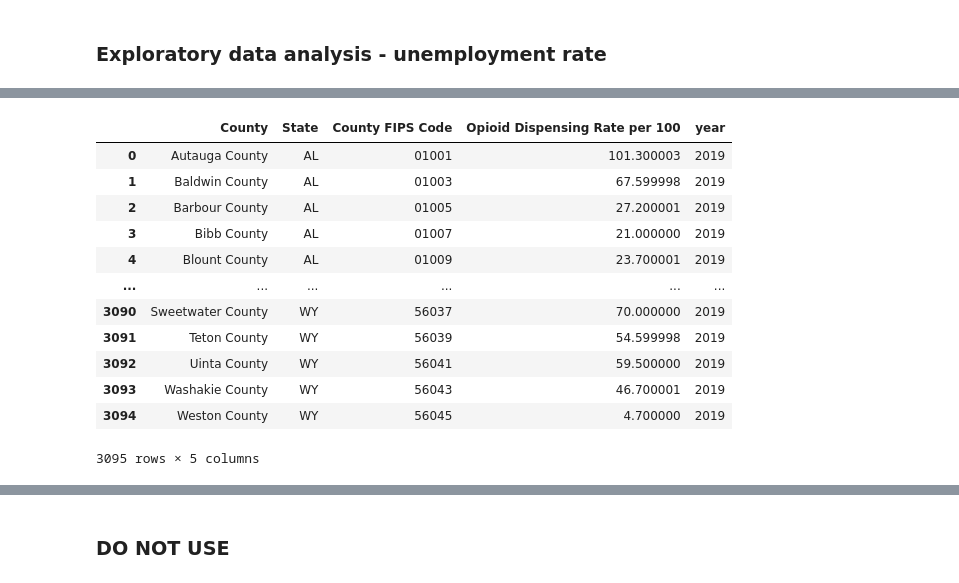
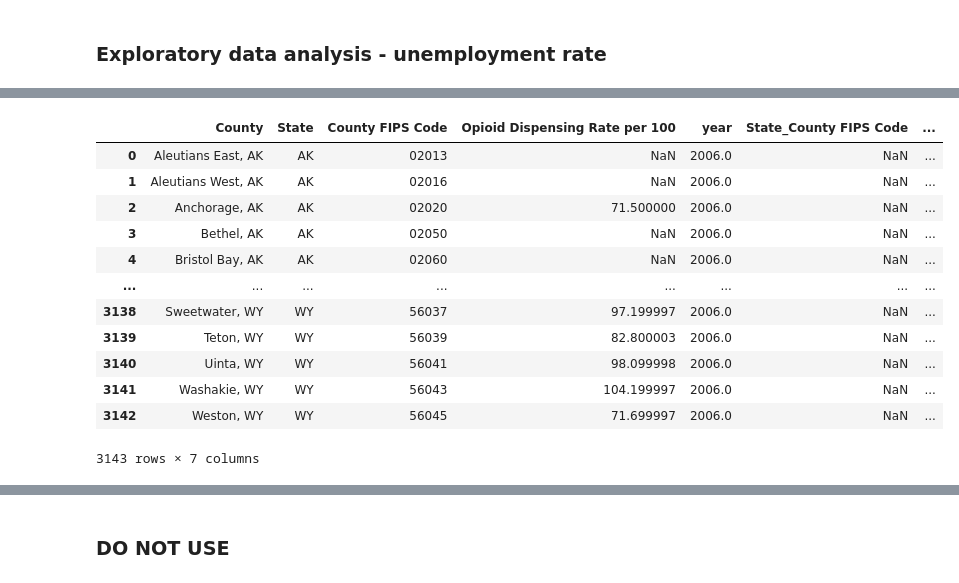
Before and after one commit to Ludougan123234/624-project, a Jupyter notebook: exp_opioid randy.ipynb, the cells around one changed output, grey strips where cells are left out. Cells and saved outputs as stored; diff of their text form; code cells hidden in the pictures.

```diff
--- a/exp_opioid randy.ipynb
+++ b/exp_opioid randy.ipynb
@@ -78,17 +78,25 @@ death_df = death_df.drop(columns="Notes").dropna()
 REFRESH_OPIOID_SOURCE = False
 
 if REFRESH_OPIOID_SOURCE:
-    for i in range(2006, 2019):
+    for i in range(2006, 2021):
         print(f"at: {i}")
-        df = pd.read_html(f"https://www.cdc.gov/drugoverdose/rxrate-maps/county{i}.html")[0]
-        df['year'] = i
+        df = pd.read_html(
+            f"https://www.cdc.gov/drugoverdose/rxrate-maps/county{i}.html"
+        )[0]
+        df["year"] = i
         df.to_csv(f"./data/opioid_rx/{i}.csv")
 
-l = [pd.read_csv(f"./data/opioid_rx/{file}") for file in os.listdir("./data/opioid_rx")]
+l = [
+    pd.read_csv(f"./data/opioid_rx/{file}")
+    for file in os.listdir("./data/opioid_rx")
+    if file[-3:] == "csv"
+]
 df = pd.concat(l)
 # df = pd.concat(l)
+df["year"] = df["year"].fillna(2020)
 df["Opioid Dispensing Rate per 100"] = (
     df["Opioid Dispensing Rate per 100"].replace("–", np.nan).astype("float32")
 )
+df['County FIPS Code'] = np.where((df['year'] == 2020), df['State_County FIPS Code'], df['County FIPS Code'])
 df
 # %% [output]
@@ -320,19 +330,19 @@ unemp_df.loc[:, unemp_df.columns.str.contains("FIPS|Unemployment_rate")]
 # %%
-df_sub = df.query("year == 2019").drop("Unnamed: 0", axis=1)
+df_sub = df.query("year == 2006").drop("Unnamed: 0", axis=1)
 df_sub['County FIPS Code'] = df_sub['County FIPS Code'].astype("str")
 df_sub['County FIPS Code'] = df_sub['County FIPS Code'].str.pad(5, side = "left", fillchar='0')
 df_sub
 # %% [output]
-|  | County | State | County FIPS Code | Opioid Dispensing Rate per 100 | year |
-| 0 | Autauga County | AL | 01001 | 101.300003 | 2019 |
-| 1 | Baldwin County | AL | 01003 | 67.599998 | 2019 |
-| 2 | Barbour County | AL | 01005 | 27.200001 | 2019 |
-| 3 | Bibb County | AL | 01007 | 21.000000 | 2019 |
-| 4 | Blount County | AL | 01009 | 23.700001 | 2019 |
-| ... | ... | ... | ... | ... | ... |
-| 3090 | Sweetwater County | WY | 56037 | 70.000000 | 2019 |
-| 3091 | Teton County | WY | 56039 | 54.599998 | 2019 |
-| 3092 | Uinta County | WY | 56041 | 59.500000 | 2019 |
-| 3093 | Washakie County | WY | 56043 | 46.700001 | 2019 |
-| 3094 | Weston County | WY | 56045 | 4.700000 | 2019 |
+|  | County | State | County FIPS Code | Opioid Dispensing Rate per 100 | year | State_County FIPS Code | ... |
+| 0 | Aleutians East, AK | AK | 02013 | NaN | 2006.0 | NaN | ... |
+| 1 | Aleutians West, AK | AK | 02016 | NaN | 2006.0 | NaN | ... |
+| 2 | Anchorage, AK | AK | 02020 | 71.500000 | 2006.0 | NaN | ... |
+| 3 | Bethel, AK | AK | 02050 | NaN | 2006.0 | NaN | ... |
+| 4 | Bristol Bay, AK | AK | 02060 | NaN | 2006.0 | NaN | ... |
+| ... | ... | ... | ... | ... | ... | ... | ... |
+| 3138 | Sweetwater, WY | WY | 56037 | 97.199997 | 2006.0 | NaN | ... |
+| 3139 | Teton, WY | WY | 56039 | 82.800003 | 2006.0 | NaN | ... |
+| 3140 | Uinta, WY | WY | 56041 | 98.099998 | 2006.0 | NaN | ... |
+| 3141 | Washakie, WY | WY | 56043 | 104.199997 | 2006.0 | NaN | ... |
+| 3142 | Weston, WY | WY | 56045 | 71.699997 | 2006.0 | NaN | ... |
-3095 rows × 5 columns
+3143 rows × 7 columns
```
Also changed, not shown: parts of 14 cells of this notebook.
